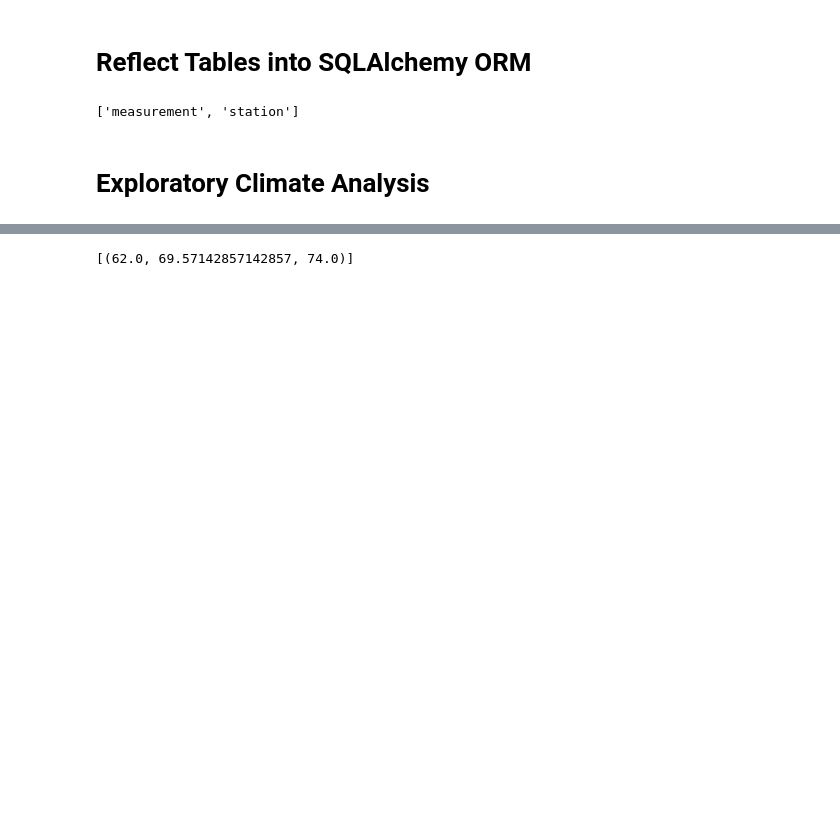
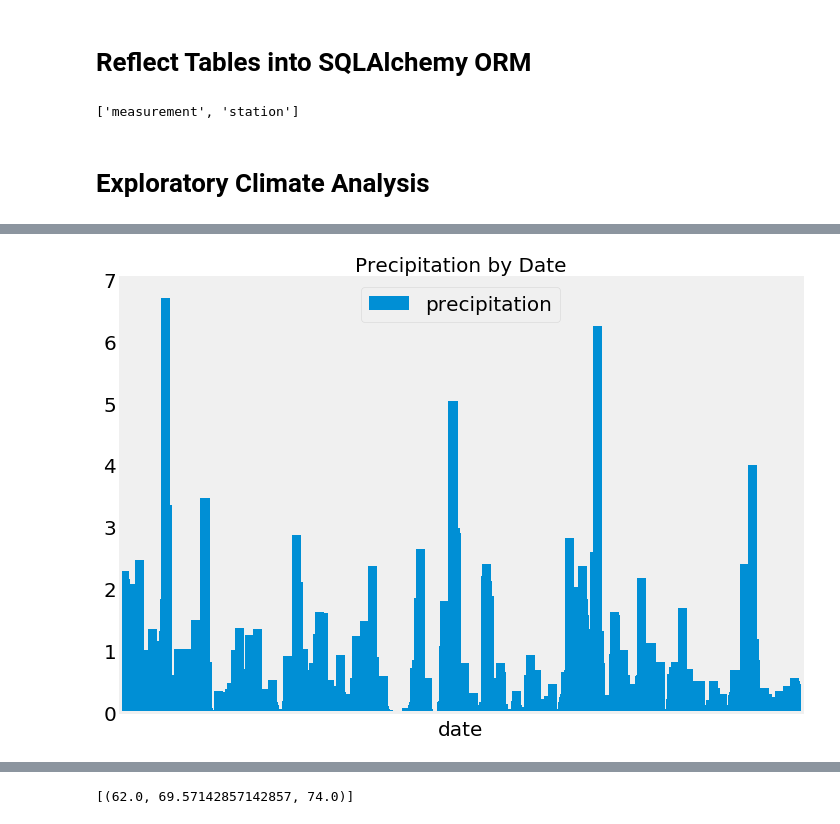
Before and after one commit to rfukamachi/data-homework, a Jupyter notebook: 10-SQL_Alchemy_Homework/climate_starter.ipynb, the cells around one changed output, grey strips where cells are left out. Cells and saved outputs as stored; diff of their text form; code cells hidden in the pictures; blank space fills up the shorter version.

```diff
--- a/10-SQL_Alchemy_Homework/climate_starter.ipynb
+++ b/10-SQL_Alchemy_Homework/climate_starter.ipynb
@@ -62,13 +85,23 @@ USC00516128
 # %%
 # Design a query to retrieve the last 12 months of precipitation data and plot the results
-
 
 # Calculate the date 1 year ago from the last data point in the database
 
 # Perform a query to retrieve the data and precipitation scores
 
+#max date: 2017-08-23
+
+precip_data = session.query(Measurement.date, Measurement.prcp).filter(Measurement.date >= '2016-08-24') \
+        .filter(Measurement.date <= '2017-08-23').order_by(Measurement.date).all()
+
+precip_data
+
 # Save the query results as a Pandas DataFrame and set the index to the date column
+precip_DF = pd.DataFrame(precip_data)
+
+precip_DF.set_index('date', inplace = True)
 
 # Sort the dataframe by date
+precip_DF.sort_values('date')
 
-# Use Pandas Plotting with Matplotlib to plot the data
+precip_DF.head()
@@ -77 +116,14 @@ USC00516128
+# %%
+# Use Pandas Plotting with Matplotlib to plot the data
+
+precip_bar = precip_DF.plot(kind="bar", width=30, fontsize=20, figsize=(10,7))
+precip_bar.set_xticklabels("")
+precip_bar.set_xlabel("date", fontsize=20)
+precip_bar.set_title("Precipitation by Date", fontsize=20)
+leg = plt.legend(loc="upper center", fontsize=20)
+leg.get_texts()[0].set_text("precipitation")
+plt.grid()
+plt.tight_layout()
+# %% [output]
+[figure, added]
 # %%
```
Also changed, not shown: parts of 19 cells of this notebook, 33 other files.
